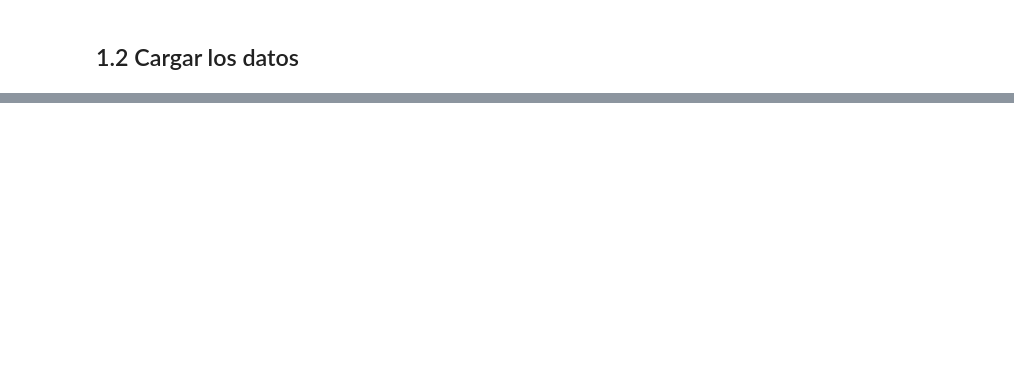
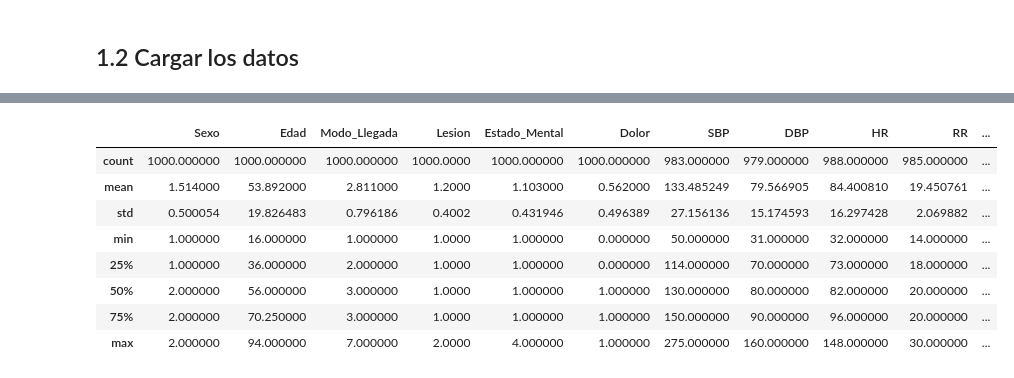
Before and after one commit to juanjomurillo12/Lab2, a Jupyter notebook: Laboratorio_2_Agrupación_Clustering.ipynb, the cells around one changed output, grey strips where cells are left out. Cells and saved outputs as stored; diff of their text form; code cells hidden in the pictures; blank space fills up the shorter version.

```diff
--- a/Laboratorio_2_Agrupación_Clustering.ipynb
+++ b/Laboratorio_2_Agrupación_Clustering.ipynb
@@ -47,0 +221,12 @@ df_eps=pd.read_csv('202420_Laboratorio 2 - Agrupación_202420_Laboratorio_2_-_Ag
+# %%
+df_eps.describe()
+# %% [output]
+|  | Sexo | Edad | Modo_Llegada | Lesion | Estado_Mental | Dolor | SBP | DBP | HR | RR | ... |
+| count | 1000.000000 | 1000.000000 | 1000.000000 | 1000.0000 | 1000.000000 | 1000.000000 | 983.000000 | 979.000000 | 988.000000 | 985.000000 | ... |
+| mean | 1.514000 | 53.892000 | 2.811000 | 1.2000 | 1.103000 | 0.562000 | 133.485249 | 79.566905 | 84.400810 | 19.450761 | ... |
+| std | 0.500054 | 19.826483 | 0.796186 | 0.4002 | 0.431946 | 0.496389 | 27.156136 | 15.174593 | 16.297428 | 2.069882 | ... |
+| min | 1.000000 | 16.000000 | 1.000000 | 1.0000 | 1.000000 | 0.000000 | 50.000000 | 31.000000 | 32.000000 | 14.000000 | ... |
+| 25% | 1.000000 | 36.000000 | 2.000000 | 1.0000 | 1.000000 | 0.000000 | 114.000000 | 70.000000 | 73.000000 | 18.000000 | ... |
+| 50% | 2.000000 | 56.000000 | 3.000000 | 1.0000 | 1.000000 | 1.000000 | 130.000000 | 80.000000 | 82.000000 | 20.000000 | ... |
+| 75% | 2.000000 | 70.250000 | 3.000000 | 1.0000 | 1.000000 | 1.000000 | 150.000000 | 90.000000 | 96.000000 | 20.000000 | ... |
+| max | 2.000000 | 94.000000 | 7.000000 | 2.0000 | 4.000000 | 1.000000 | 275.000000 | 160.000000 | 148.000000 | 30.000000 | ... |
```
Also changed, not shown: parts of 76 cells of this notebook.
